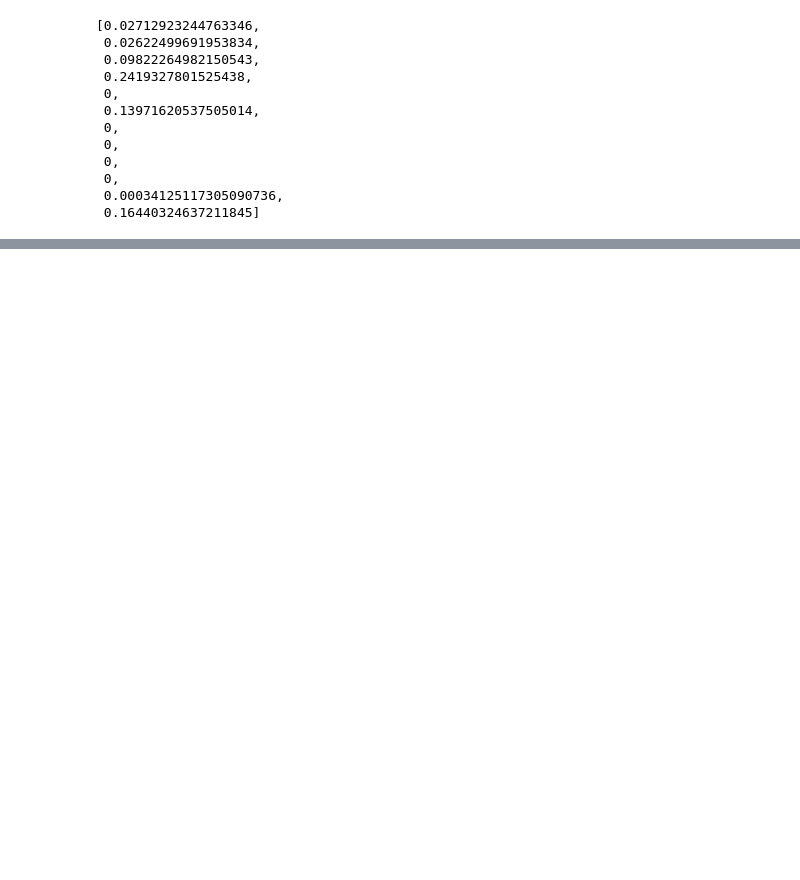
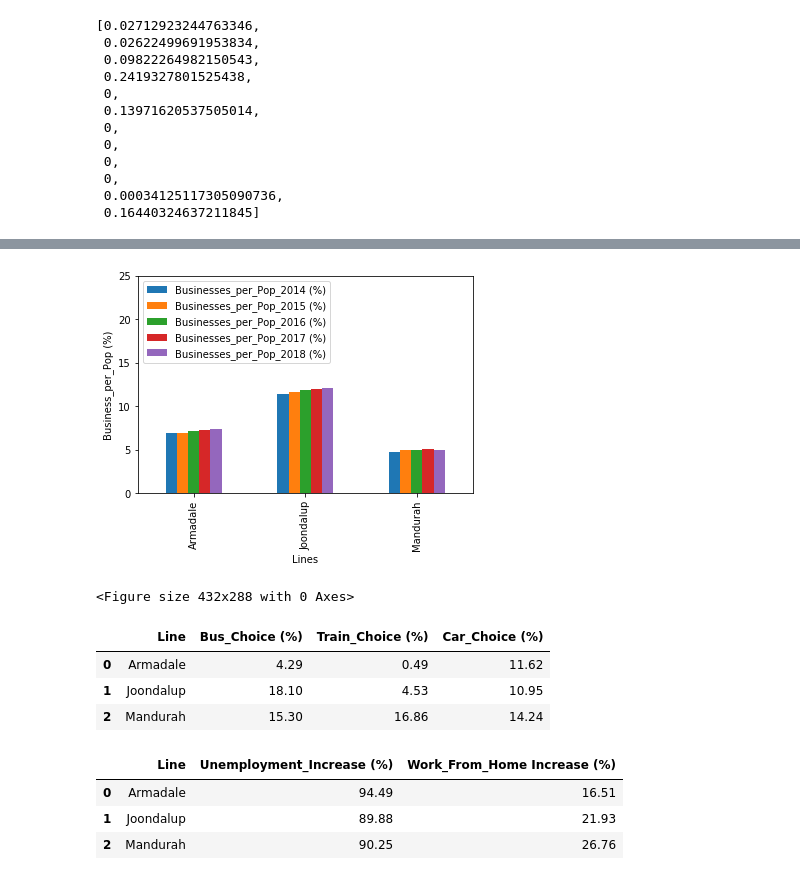
Before and after one commit to thawk18/Pytrio, a Jupyter notebook: public_transport.ipynb, the cells around one changed output, grey strips where cells are left out. Cells and saved outputs as stored; diff of their text form; code cells hidden in the pictures; blank space fills up the shorter version.

```diff
--- a/public_transport.ipynb
+++ b/public_transport.ipynb
@@ -556,0 +958,17 @@ fig
+# %%
+Lines = ["Armadale","Joondalup","Mandurah"]
+Businesses_pop_2014 = [6.91,11.46,4.74]
+Businesses_pop_2015 = [6.93,11.59,5.00]
+Businesses_pop_2016 = [7.12,11.82,5.03]
+Businesses_pop_2017 = [7.30,12.01,5.05]
+Businesses_pop_2018 = [7.43,12.06,5.01]
+
+
+Businesses_per_Population = pd.DataFrame({"Line":Lines,
+"Businesses_per_Pop_2014 (%)": Businesses_pop_2014,
+"Businesses_per_Pop_2015 (%)": Businesses_pop_2015,
+"Businesses_per_Pop_2016 (%)": Businesses_pop_2016,
+"Businesses_per_Pop_2017 (%)": Businesses_pop_2017,
+"Businesses_per_Pop_2018 (%)": Businesses_pop_2018})
+
+Businesses_per_Population
@@ -556,0 +980,49 @@ fig
+# %%
+Businesses_per_Population_Chart = Businesses_per_Population.plot(kind='bar')
+
+# Set the xlabel and ylabel using class methods
+Businesses_per_Population_Chart.set_xlabel("Lines")
+Businesses_per_Population_Chart.set_ylabel("Business_per_Pop (%)")
+Businesses_per_Population_Chart.xaxis.set(ticks=[0,1,2],ticklabels=["Armadale","Joondalup","Mandurah"])
+Businesses_per_Population_Chart.legend(loc='upper left')
+Businesses_per_Population_Chart.set(ylim=[0,25])
+
+plt.show()
+plt.tight_layout()
+# %% [output]
+[figure, added]
+<Figure size 432x288 with 0 Axes>
+# %%
+Lines = ["Armadale","Joondalup","Mandurah"]
+Var_bus_2016 = [4.29,18.10,15.30]
+Var_train_2016 = [0.49,4.53,16.86]
+Var_Car_2016 = [11.62,10.95,14.24]
+
+
+Choices_var = pd.DataFrame({"Line":Lines,
+"Bus_Choice (%)": Var_bus_2016,
+"Train_Choice (%)": Var_train_2016,
+"Car_Choice (%)": Var_Car_2016})
+
+Choices_var
+# %% [output]
+|  | Line | Bus_Choice (%) | Train_Choice (%) | Car_Choice (%) |
+| 0 | Armadale | 4.29 | 0.49 | 11.62 |
+| 1 | Joondalup | 18.10 | 4.53 | 10.95 |
+| 2 | Mandurah | 15.30 | 16.86 | 14.24 |
+# %%
+Lines = ["Armadale","Joondalup","Mandurah"]
+Var_Unemployed_2016 = [94.49,89.88,90.25]
+Var_train_2016 = [16.51,21.93,26.76]
+
+
+Lost_Travelers_var = pd.DataFrame({"Line":Lines,
+"Unemployment_Increase (%)": Var_Unemployed_2016,
+"Work_From_Home Increase (%)": Var_train_2016})
+
+Lost_Travelers_var
+# %% [output]
+|  | Line | Unemployment_Increase (%) | Work_From_Home Increase (%) |
+| 0 | Armadale | 94.49 | 16.51 |
+| 1 | Joondalup | 89.88 | 21.93 |
+| 2 | Mandurah | 90.25 | 26.76 |
```
Also changed, not shown: parts of 22 cells of this notebook.
